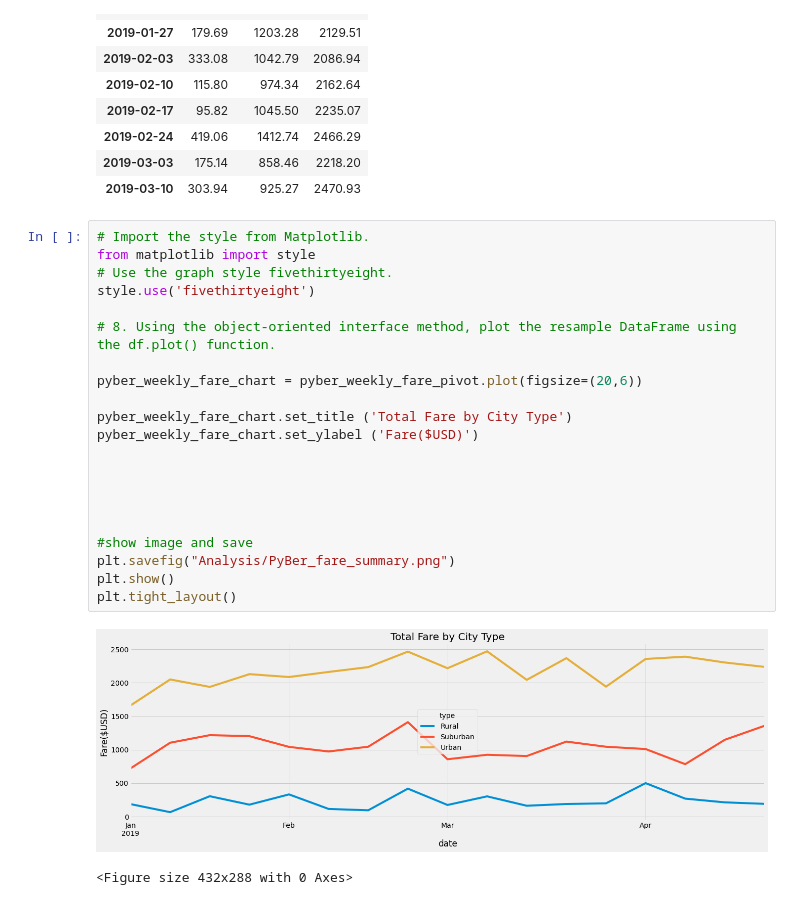
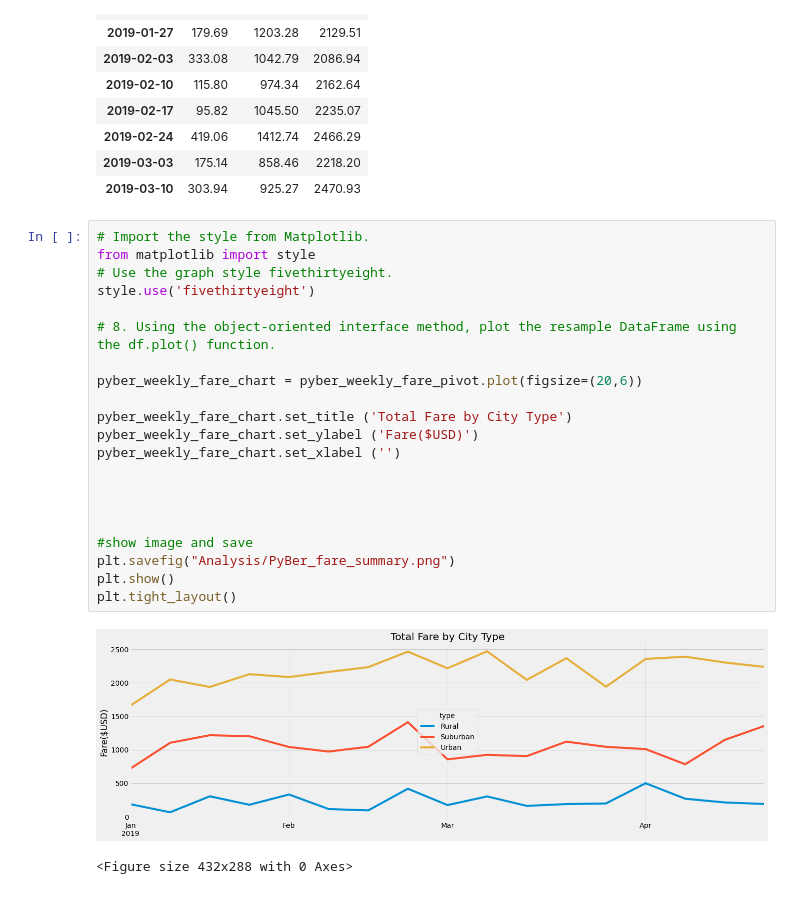
Before and after one commit to alexzhangzzf/PyBer_Analysis, a Jupyter notebook: PyBer_Challenge.ipynb, the cells around one changed output. Saved outputs shown, nothing was run; the diff lists cells and outputs as text.

```diff
--- a/PyBer_Challenge.ipynb
+++ b/PyBer_Challenge.ipynb
@@ -270,24 +197,24 @@ pyber_weekly_fare_pivot.head(10)
 # %%
 # Import the style from Matplotlib.
 from matplotlib import style
 # Use the graph style fivethirtyeight.
 style.use('fivethirtyeight')
 
 # 8. Using the object-oriented interface method, plot the resample DataFrame using the df.plot() function.
 
 pyber_weekly_fare_chart = pyber_weekly_fare_pivot.plot(figsize=(20,6))
 
 pyber_weekly_fare_chart.set_title ('Total Fare by City Type')
 pyber_weekly_fare_chart.set_ylabel ('Fare($USD)')
-
+pyber_weekly_fare_chart.set_xlabel ('')
 
 
 
 
 #show image and save
 plt.savefig("Analysis/PyBer_fare_summary.png")
 plt.show()
 plt.tight_layout()
 # %% [output]
-[figure, old version]
+[figure, new version]
 <Figure size 432x288 with 0 Axes>
```
Also changed, not shown: parts of 9 cells of this notebook, 3 other files.
